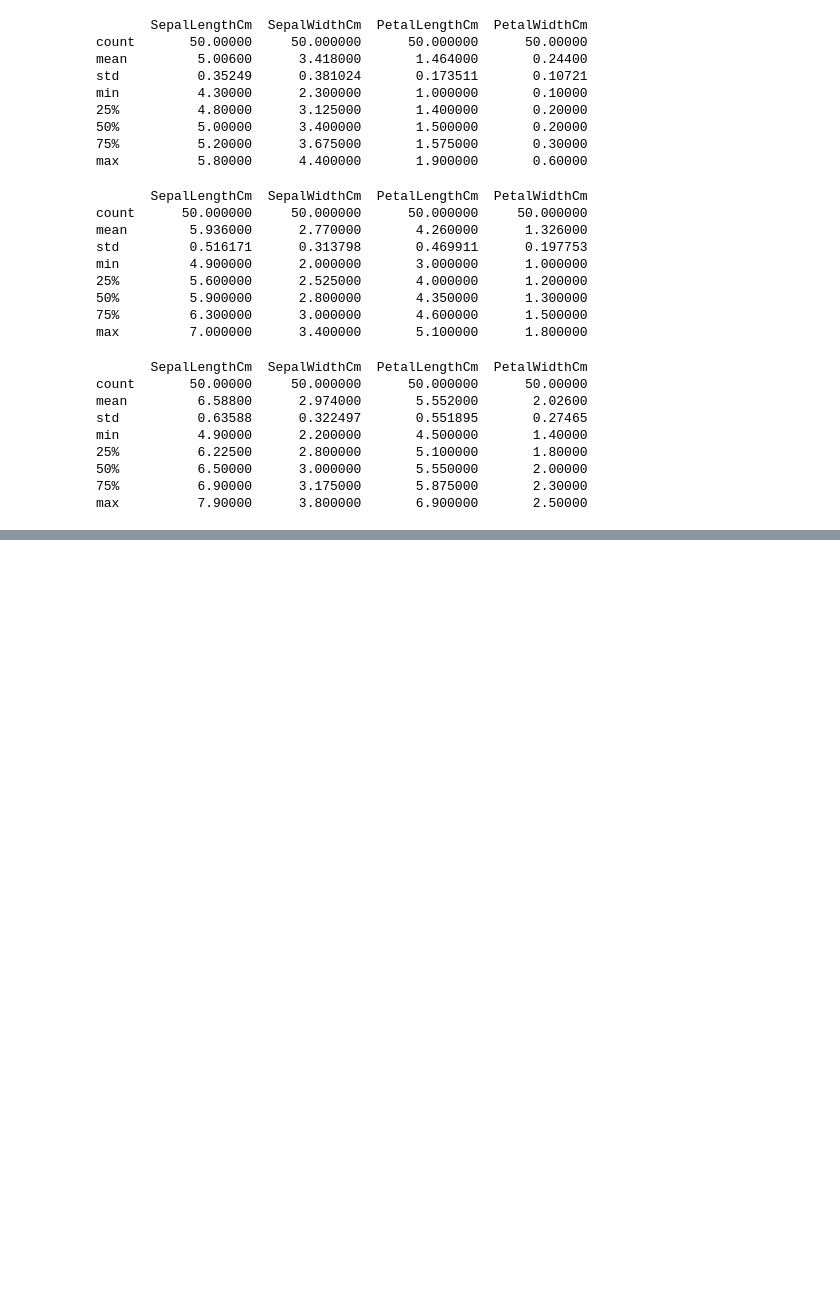
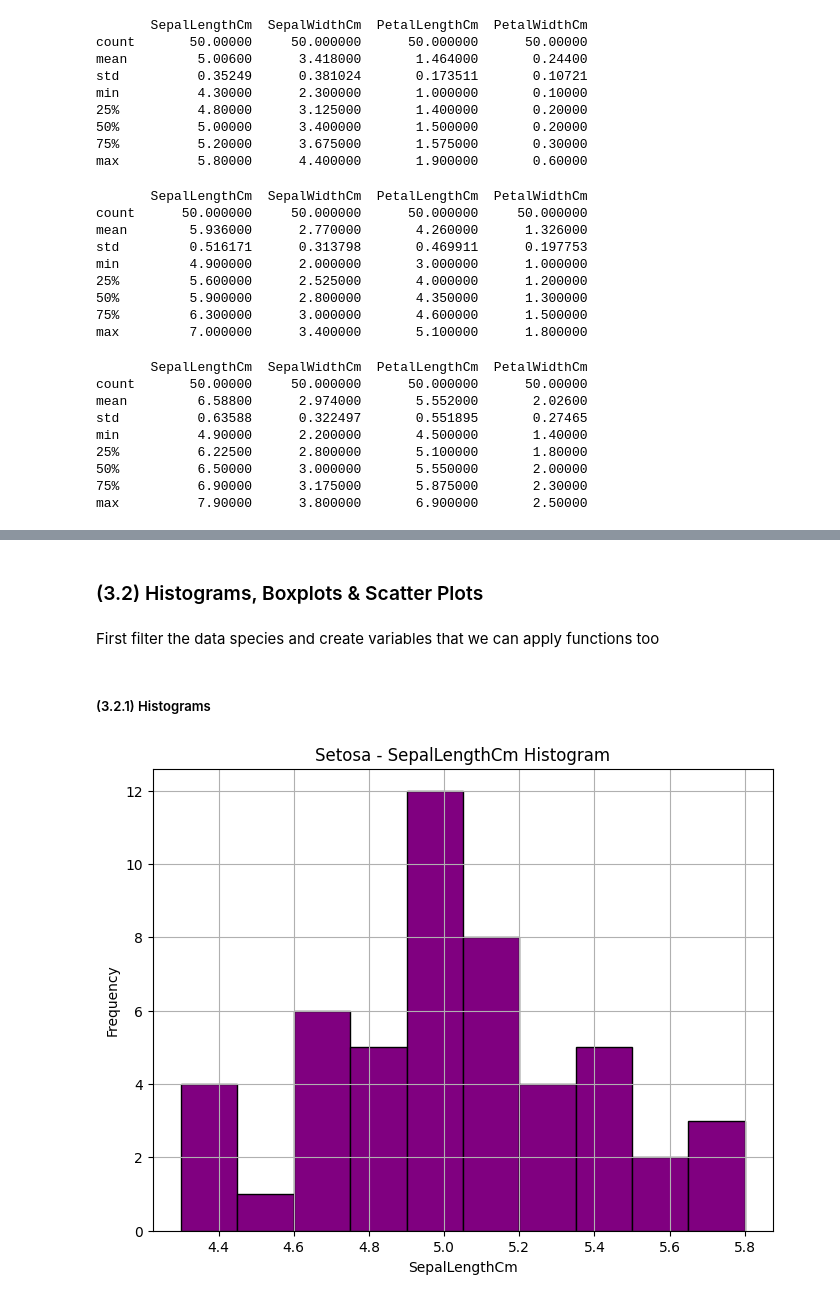
Before and after one commit to PectenMaximus/pands-project, a Jupyter notebook: FinalProject.ipynb, the cells around one changed output, grey strips where cells are left out. Saved outputs shown, nothing was run; the diff lists cells and outputs as text; code cells hidden in the pictures; blank space fills up the shorter version.

Commit message:
3.2.1 Histograms
Histograms addeded and function created to add saved histograms to images for notebook folder

```diff
--- a/FinalProject.ipynb
+++ b/FinalProject.ipynb
@@ -284,0 +315,26 @@ max          7.90000      3.800000       6.900000       2.50000
+# %% [markdown]
+### (3.2) Histograms, Boxplots & Scatter Plots
+# %% [markdown]
+First filter the data species and create variables that we can apply functions too
+# %%
+# Filter the data for each species
+setosa_data = df[df['Species'] == 'Iris-setosa']
+versicolor_data = df[df['Species'] == 'Iris-versicolor']
+virginica_data = df[df['Species'] == 'Iris-virginica']
+# %% [markdown]
+##### (3.2.1) Histograms
+# %%
+# Function to generate and display an indivdual histogram for a given variable and species
+def generate_histogram(data, feature_name, species_name):
+    plt.figure(figsize=(8, 6))
+    plt.hist(data[feature_name], bins=10, color='Purple', edgecolor='black')
+    plt.title(f'{species_name} - {feature_name} Histogram')
+    plt.xlabel(feature_name)
+    plt.ylabel('Frequency')
+    plt.grid(True)
+    plt.show()
+# %%
+# Generate histogram for  Sepal Length for Setosa as an example
+generate_histogram(setosa_data, 'SepalLengthCm', 'Setosa')
+# %% [output]
+[figure, added]
```
Also changed, not shown: parts of 12 cells of this notebook, 3 other files.
